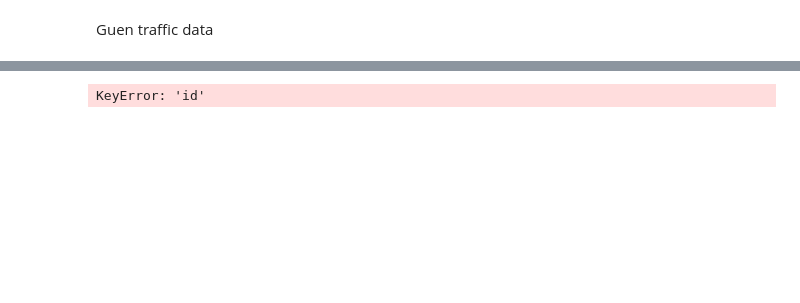
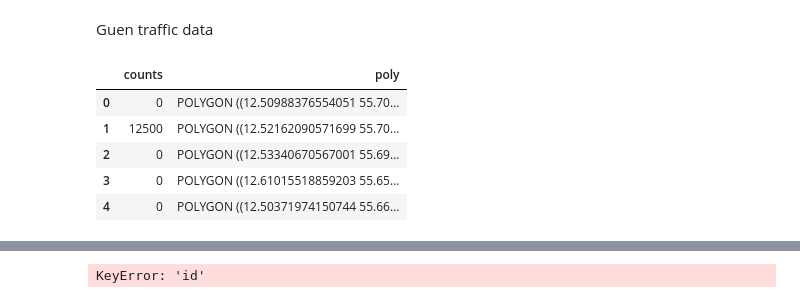
Before and after one commit to giulioungaretti/opendatahacklab2014, a Jupyter notebook: vis.ipynb, the cells around one changed output, grey strips where cells are left out. Cells and saved outputs as stored; diff of their text form; code cells hidden in the pictures; blank space fills up the shorter version.

Commit message:
added trafic data

```diff
--- a/vis.ipynb
+++ b/vis.ipynb
@@ -61,4 +61,12 @@ for polygon in map_df.poly:
     res[polygon] = counts
 # %%
 map_df_trafic = pd.DataFrame({'poly':res.keys(),'counts':res.values()})
+map_df_trafic.head()
+# %% [output]
+|  | counts | poly |
+| 0 | 0 | POLYGON ((12.50988376554051 55.70... |
+| 1 | 12500 | POLYGON ((12.52162090571699 55.70... |
+| 2 | 0 | POLYGON ((12.53340670567001 55.69... |
+| 3 | 0 | POLYGON ((12.61015518859203 55.65... |
+| 4 | 0 | POLYGON ((12.50371974150744 55.66... |
 # %%
```
Also changed, not shown: parts of 5 cells of this notebook, 1 other file.
